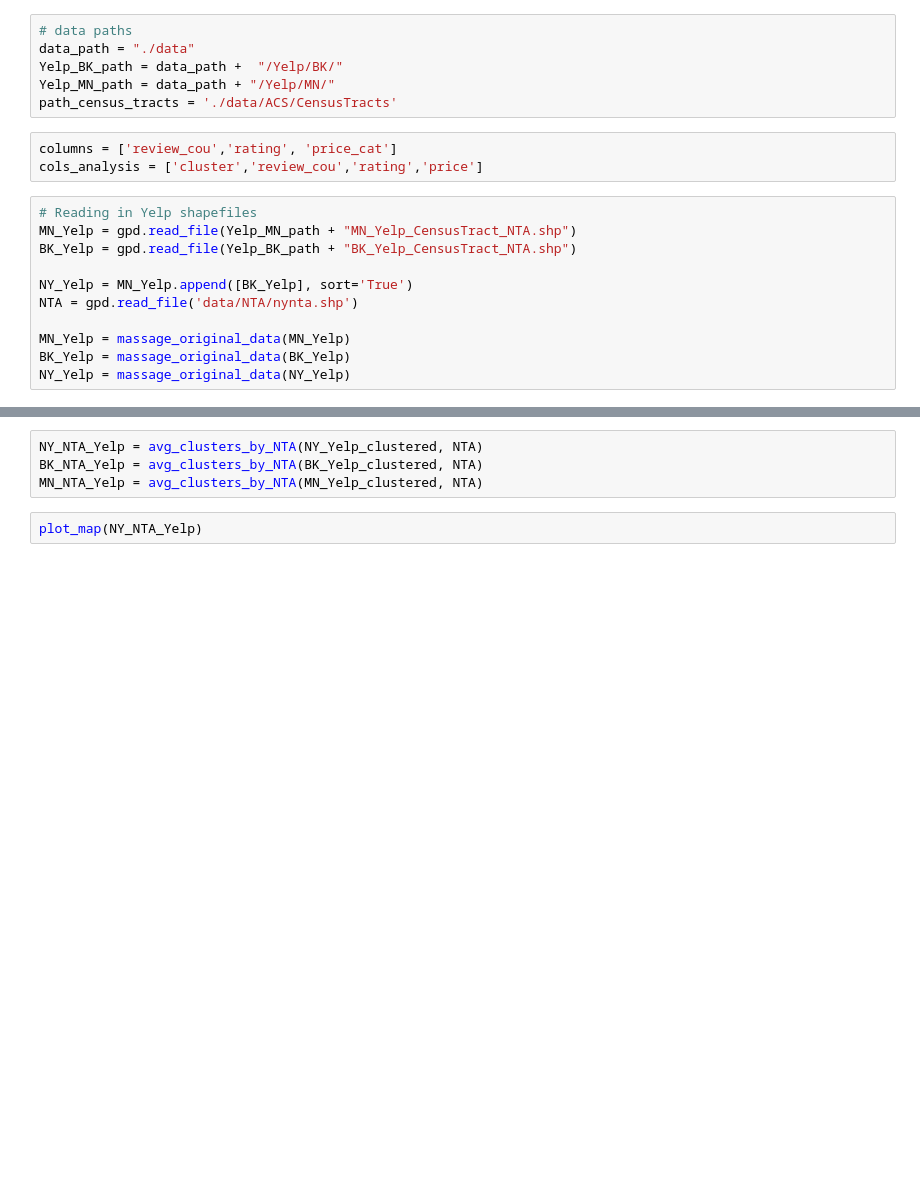
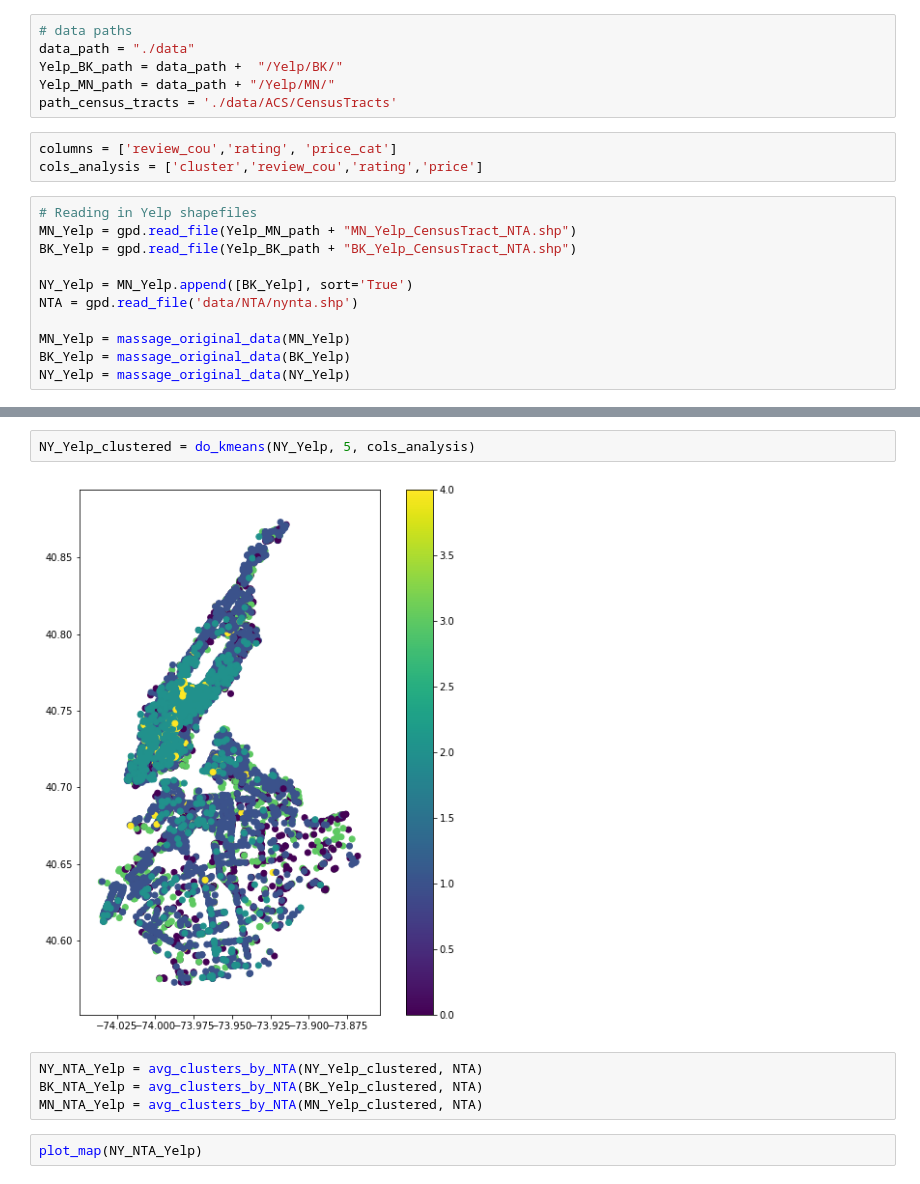
Before and after one commit to lobodemonte/restaurant-scene-ads, a Jupyter notebook: Yelp_Kmeans.ipynb, the cells around one changed output, grey strips where cells are left out. Drawn from its saved outputs; the diff is of its cells as text; blank space fills up the shorter version.

```diff
--- a/Yelp_Kmeans.ipynb
+++ b/Yelp_Kmeans.ipynb
@@ -120,3 +127,7 @@ NY_Yelp_clustered = do_kmeans(NY_Yelp, 4, cols_analysis)
+# %%
+NY_Yelp_clustered = do_kmeans(NY_Yelp, 5, cols_analysis)
+# %% [output]
+[figure, added]
 # %%
 NY_NTA_Yelp = avg_clusters_by_NTA(NY_Yelp_clustered, NTA)
 BK_NTA_Yelp = avg_clusters_by_NTA(BK_Yelp_clustered, NTA)
```
Also changed, not shown: parts of 7 cells of this notebook.
